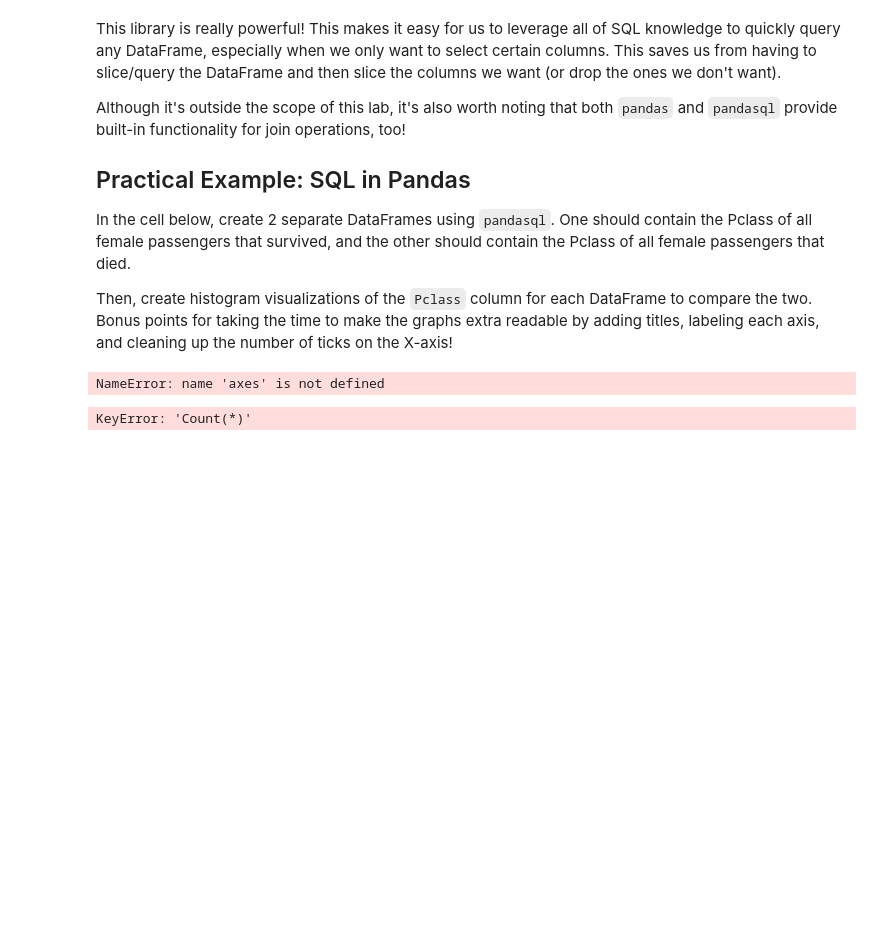
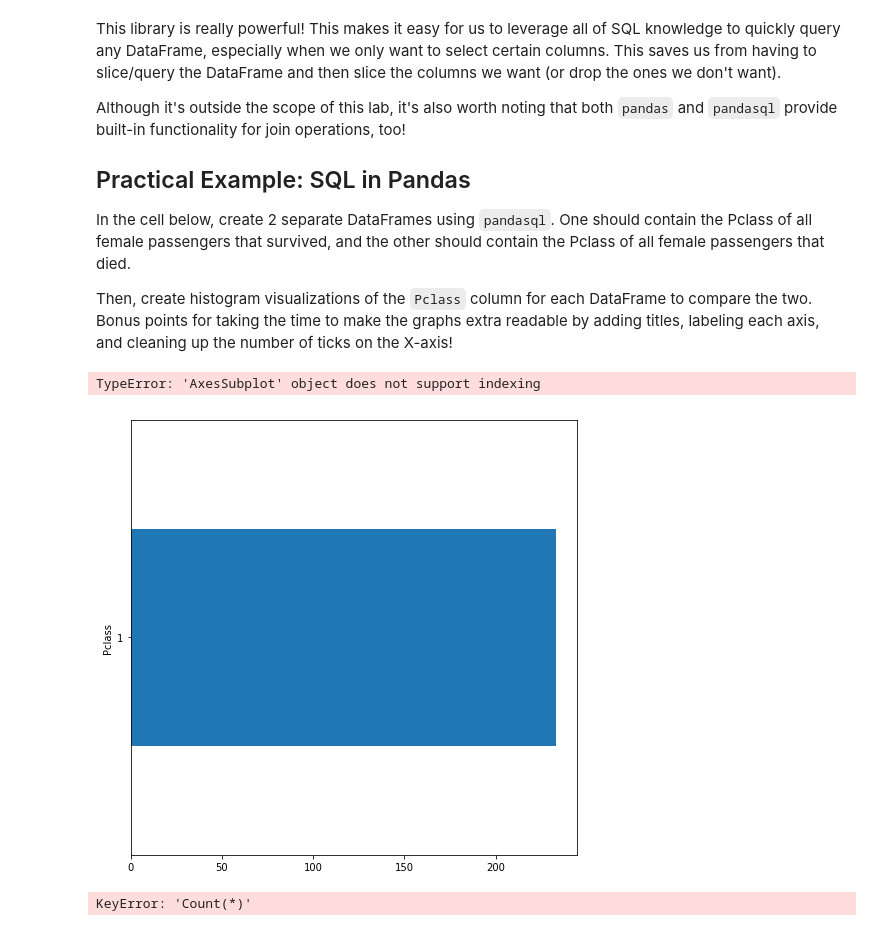
Before and after one commit to jnawjux/dsc-1-05-17-using-sql-with-pandas-lab-seattle-ds-career-040119, a Jupyter notebook: index.ipynb, the cells around one changed output. Cells and saved outputs as stored; diff of their text form; code cells hidden in the pictures; blank space fills up the shorter version.

```diff
--- a/index.ipynb
+++ b/index.ipynb
@@ -343,11 +343,12 @@ AND
 survived_females_by_pclass_df = pysqldf(q3)
 died_females_by_pclass_df = pysqldf(q4)
 # %%
-fig, axes = plt.subplots(nrows=1, ncols=2, figsize=(18,8))
+fig, axes = plt.subplots(figsize=(8,8))
 survived_females_by_pclass_df.set_index('Pclass')['Count'].plot(kind='barh', ax=axes[0])
 axes[0].set_title('Distribution of Classes for Female Survivors')
 # %% [output]
-NameError: name 'axes' is not defined
+TypeError: 'AxesSubplot' object does not support indexing
+[figure, added]
 # %%
 died_females_by_pclass_df.set_index('Pclass')['Count(*)'].plot(kind='barh', ax=axes[1])
 axes[1].set_title('Distribution of Classes for Female Casualties')
```
